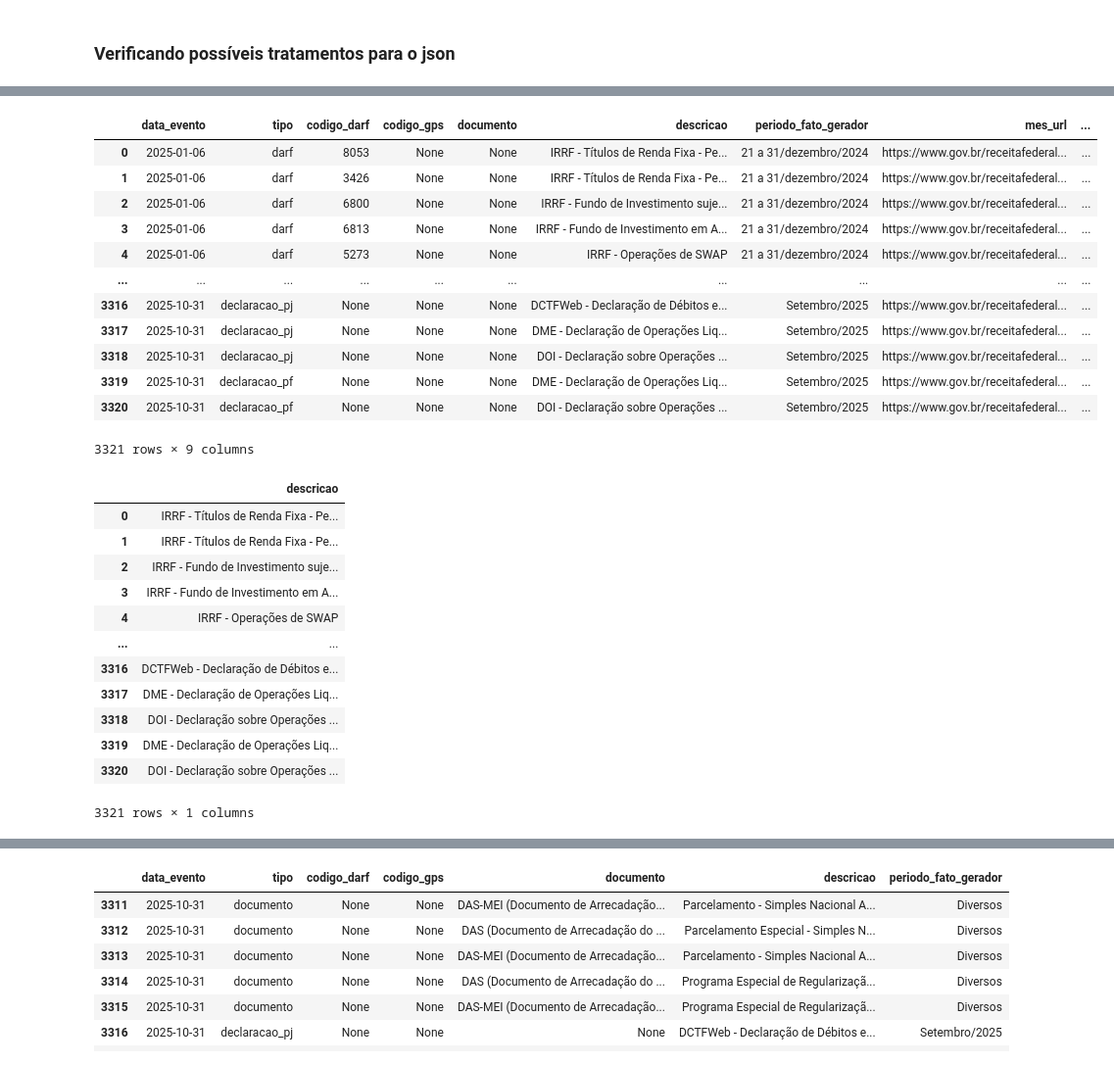
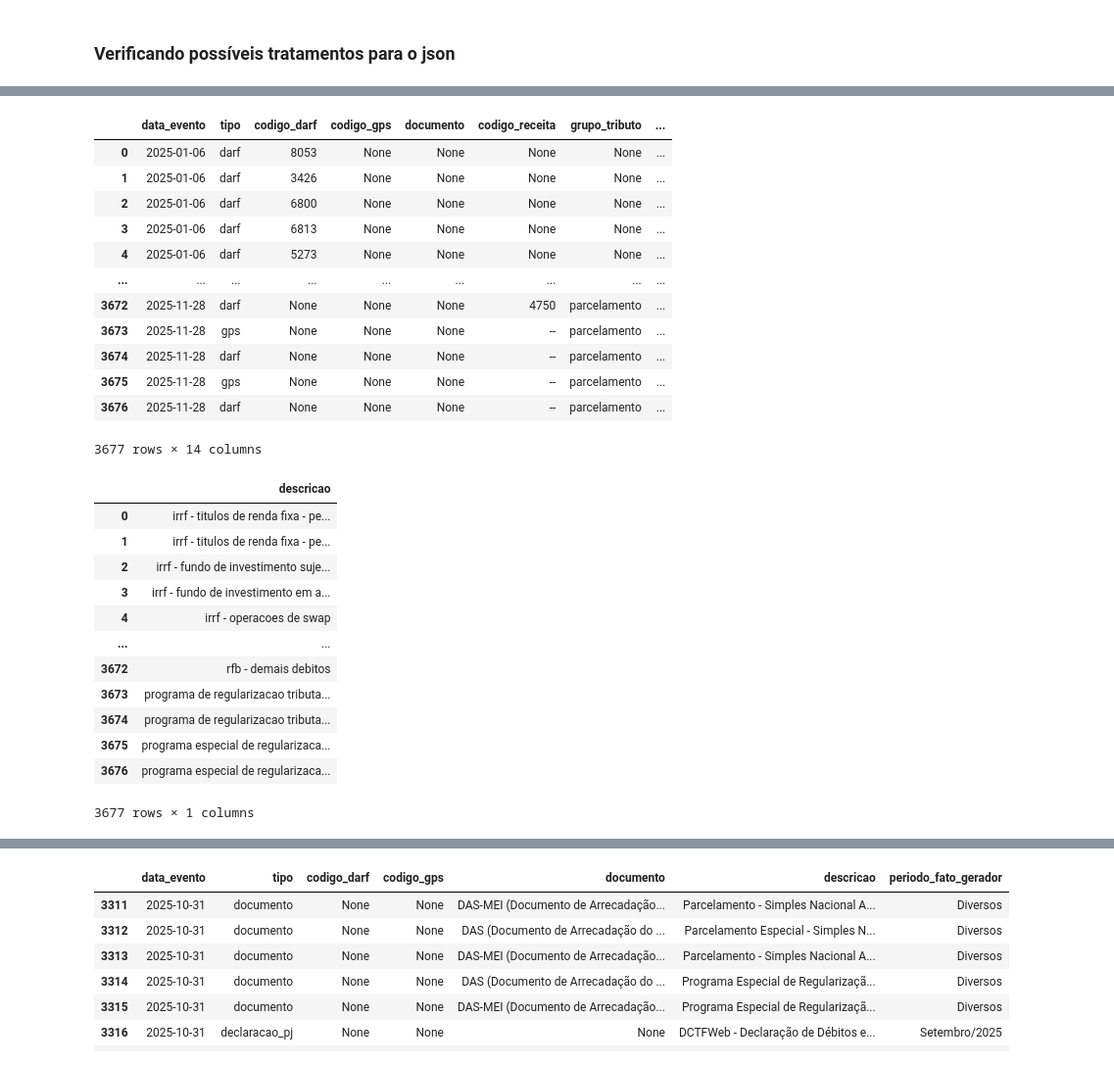
Before and after one commit to silvaBreno/alura-engenharia-dados, a Jupyter notebook: pipeline-agenda-tributaria/notebooks/exploracao_dados.ipynb, the cells around one changed output, grey strips where cells are left out. Shown at 98% size. Cells and saved outputs as stored; diff of their text form; code cells hidden in the pictures.

Commit message:
adicionando novas informacoes ao script

```diff
--- a/pipeline-agenda-tributaria/notebooks/exploracao_dados.ipynb
+++ b/pipeline-agenda-tributaria/notebooks/exploracao_dados.ipynb
@@ -333,12 +330,15 @@ df.head()
 # %%
 import json
 import pandas as pd
+import re
 from datetime import datetime
 from IPython.display import display
 
+
 # Passo 1: Carregar o JSON do seu arquivo
 # Abre o arquivo JSON e o carrega para uma variável Python
-with open(f'../data/transformed/agenda_tributaria_{ano_selecionado}.json', 'r', encoding='utf-8') as f:
+#with open(f'../data/transformed/agenda_tributaria_{ano_selecionado}.json', 'r', encoding='utf-8') as f:
+with open(f'../data/transformed/agenda_tributaria_2025_teste_novembro_dois_layouts_3.json', 'r', encoding='utf-8') as f:
     data = json.load(f)
 
 # Lista para armazenar todos os eventos "aplanados"
@@ -356,7 +356,7 @@ for mes_nome, mes_info in data['meses'].items():
         dia_url = dia_info['url']
 
         # Converte a chave do dia (ex: 'dia-06-01-2025') para o formato de data
-        data_str = dia_chave.replace('dia-', '')
+        data_str = re.search(r'\d{2}-\d{2}-\d{4}', dia_chave).group()
         data_evento = datetime.strptime(data_str, '%d-%m-%Y').strftime('%Y-%m-%d')
 
         # Itera sobre a lista de eventos de cada dia
@@ -368,50 +368,61 @@ for mes_nome, mes_info in data['meses'].items():
             evento_com_meta['mes_url'] = mes_url
             evento_com_meta['dia_url'] = dia_url
 
             # Adiciona a nova linha à lista de eventos
             eventos_com_urls.append(evento_com_meta)
 
 # Passo 3: Criar um DataFrame com os dados transformados
 # Converte a lista de dicionários em um DataFrame do pandas
 df = pd.DataFrame(eventos_com_urls)
 
 # Passo 4: Realizar as transformações finais no DataFrame (opcional, mas recomendado)
-# Renomeia as colunas para o padrão do banco de dados
+
+# Renomeia e mantém todas as colunas relevantes
 df.rename(columns={
     'descricao': 'descricao',
     'tipo': 'tipo',
     'codigo_darf': 'codigo_darf',
     'codigo_gps': 'codigo_gps',
     'documento': 'documento',
     'periodo_fato_gerador': 'periodo_fato_gerador',
+    'codigo_receita': 'codigo_receita',
+    'grupo_tributo': 'grupo_tributo',
+    'documento_arrecadacao': 'documento_arrecadacao',
+    'categoria_declaracao': 'categoria_declaracao',
+    'fundamentacao_legal': 'fundamentacao_legal',
     'data_evento': 'data_evento'
 }, inplace=True)
 
-# Reordena as colunas para uma melhor visualização
+# Inclui novas colunas na ordem
 colunas_ordenadas = [
-    'data_evento', 'tipo', 'codigo_darf', 'codigo_gps', 'documento', 'descricao', 'periodo_fato_gerador','mes_url', 'dia_url'
+    'data_evento', 'tipo', 'codigo_darf', 'codigo_gps', 'documento',
+    'codigo_receita', 'grupo_tributo', 'documento_arrecadacao',
+    'categoria_declaracao', 'fundamentacao_legal',
+    'descricao', 'periodo_fato_gerador', 'mes_url', 'dia_url'
 ]
-df = df[colunas_ordenadas]
+
+# Ajusta para não dar erro se alguma coluna estiver faltando
+df = df.reindex(columns=colunas_ordenadas)
 
 # Preenche os valores ausentes (NaN) com None, o que é ideal para o SQL
 df = df.where(pd.notnull(df), None)
 
 # Exibe o DataFrame pronto para ser inserido
 display(df)
 # %% [output]
-|  | data_evento | tipo | codigo_darf | codigo_gps | documento | descricao | periodo_fato_gerador | mes_url | ... |
-| 0 | 2025-01-06 | darf | 8053 | None | None | IRRF - Títulos de Renda Fixa - Pe... | 21 a 31/dezembro/2024 | https://www.gov.br/receitafederal... | ... |
-| 1 | 2025-01-06 | darf | 3426 | None | None | IRRF - Títulos de Renda Fixa - Pe... | 21 a 31/dezembro/2024 | https://www.gov.br/receitafederal... | ... |
-| 2 | 2025-01-06 | darf | 6800 | None | None | IRRF - Fundo de Investimento suje... | 21 a 31/dezembro/2024 | https://www.gov.br/receitafederal... | ... |
-| 3 | 2025-01-06 | darf | 6813 | None | None | IRRF - Fundo de Investimento em A... | 21 a 31/dezembro/2024 | https://www.gov.br/receitafederal... | ... |
-| 4 | 2025-01-06 | darf | 5273 | None | None | IRRF - Operações de SWAP | 21 a 31/dezembro/2024 | https://www.gov.br/receitafederal... | ... |
-| ... | ... | ... | ... | ... | ... | ... | ... | ... | ... |
-| 3316 | 2025-10-31 | declaracao_pj | None | None | None | DCTFWeb - Declaração de Débitos e... | Setembro/2025 | https://www.gov.br/receitafederal... | ... |
-| 3317 | 2025-10-31 | declaracao_pj | None | None | None | DME - Declaração de Operações Liq... | Setembro/2025 | https://www.gov.br/receitafederal... | ... |
-| 3318 | 2025-10-31 | declaracao_pj | None | None | None | DOI - Declaração sobre Operações ... | Setembro/2025 | https://www.gov.br/receitafederal... | ... |
-| 3319 | 2025-10-31 | declaracao_pf | None | None | None | DME - Declaração de Operações Liq... | Setembro/2025 | https://www.gov.br/receitafederal... | ... |
-| 3320 | 2025-10-31 | declaracao_pf | None | None | None | DOI - Declaração sobre Operações ... | Setembro/2025 | https://www.gov.br/receitafederal... | ... |
+|  | data_evento | tipo | codigo_darf | codigo_gps | documento | codigo_receita | grupo_tributo | ... |
+| 0 | 2025-01-06 | darf | 8053 | None | None | None | None | ... |
+| 1 | 2025-01-06 | darf | 3426 | None | None | None | None | ... |
+| 2 | 2025-01-06 | darf | 6800 | None | None | None | None | ... |
+| 3 | 2025-01-06 | darf | 6813 | None | None | None | None | ... |
+| 4 | 2025-01-06 | darf | 5273 | None | None | None | None | ... |
+| ... | ... | ... | ... | ... | ... | ... | ... | ... |
+| 3672 | 2025-11-28 | darf | None | None | None | 4750 | parcelamento | ... |
+| 3673 | 2025-11-28 | gps | None | None | None | -- | parcelamento | ... |
+| 3674 | 2025-11-28 | darf | None | None | None | -- | parcelamento | ... |
+| 3675 | 2025-11-28 | gps | None | None | None | -- | parcelamento | ... |
+| 3676 | 2025-11-28 | darf | None | None | None | -- | parcelamento | ... |
-3321 rows × 9 columns
+3677 rows × 14 columns
 # %%
 pd.set_option("display.max_colwidth", None)  # mostra texto completo
 pd.set_option("display.width", 2000)         # aumenta largura da tabela
@@ -419,18 +430,18 @@ pd.set_option("display.max_columns", None)   # mostra todas as colunas
 df[["descricao"]]
 # %% [output]
 |  | descricao |
-| 0 | IRRF - Títulos de Renda Fixa - Pe... |
-| 1 | IRRF - Títulos de Renda Fixa - Pe... |
-| 2 | IRRF - Fundo de Investimento suje... |
-| 3 | IRRF - Fundo de Investimento em A... |
-| 4 | IRRF - Operações de SWAP |
+| 0 | irrf - titulos de renda fixa - pe... |
+| 1 | irrf - titulos de renda fixa - pe... |
+| 2 | irrf - fundo de investimento suje... |
+| 3 | irrf - fundo de investimento em a... |
+| 4 | irrf - operacoes de swap |
 | ... | ... |
-| 3316 | DCTFWeb - Declaração de Débitos e... |
-| 3317 | DME - Declaração de Operações Liq... |
-| 3318 | DOI - Declaração sobre Operações ... |
-| 3319 | DME - Declaração de Operações Liq... |
-| 3320 | DOI - Declaração sobre Operações ... |
+| 3672 | rfb - demais debitos |
+| 3673 | programa de regularizacao tributa... |
+| 3674 | programa de regularizacao tributa... |
+| 3675 | programa especial de regularizaca... |
+| 3676 | programa especial de regularizaca... |
-3321 rows × 1 columns
+3677 rows × 1 columns
 # %%
 df.info()
 # %% [output]
```
Also changed, not shown: parts of 7 cells of this notebook, 6 other files.
